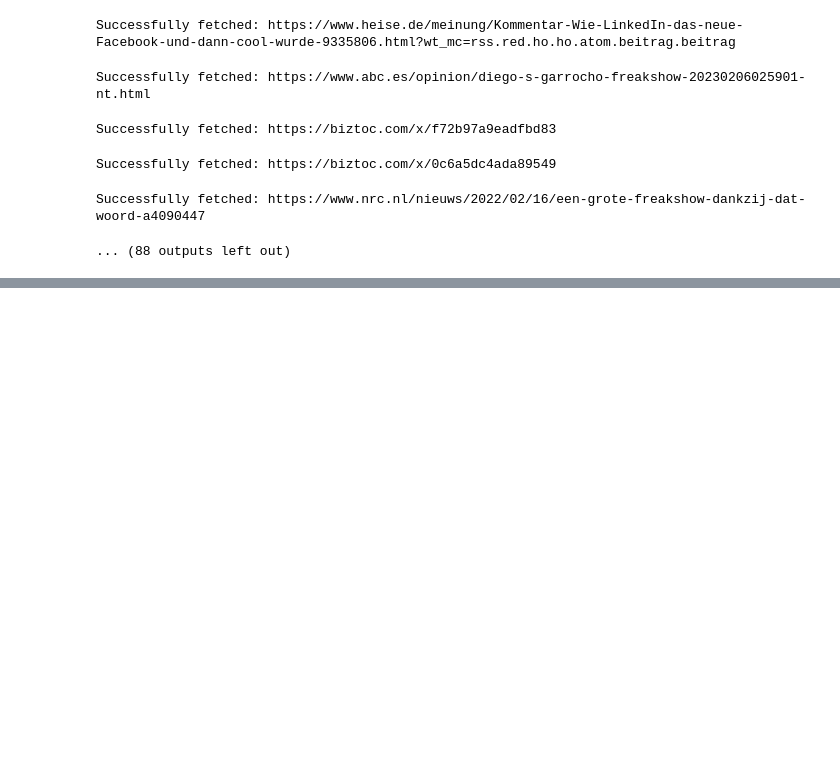
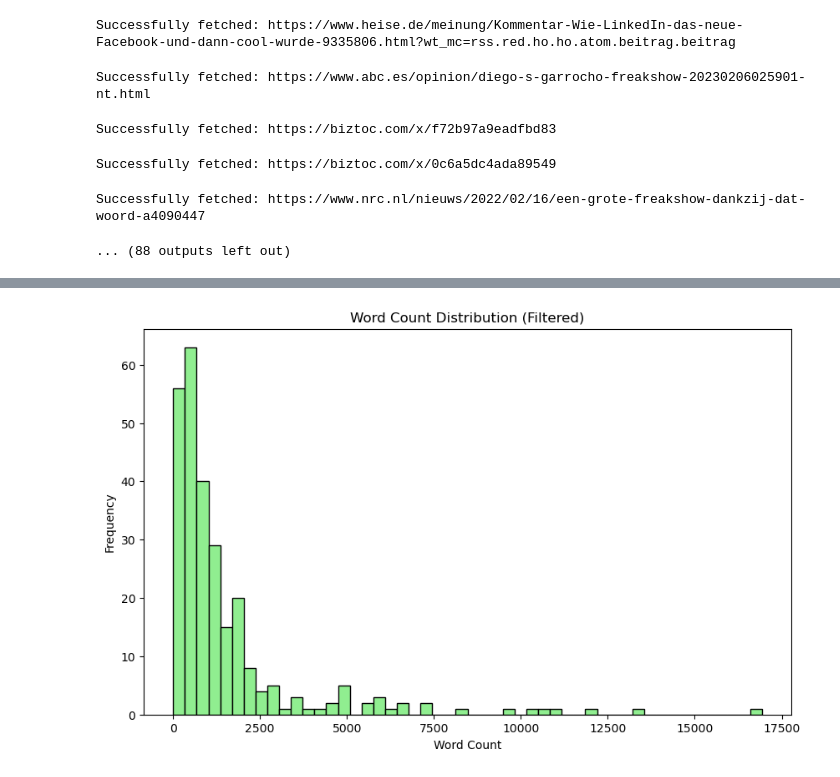
Before and after one commit to ZD-140/DSAN-7000-Project, a Jupyter notebook: freakshow data crawlers.ipynb, the cells around one changed output, grey strips where cells are left out. Cells and saved outputs as stored; diff of their text form; code cells hidden in the pictures; blank space fills up the shorter version.

```diff
--- a/freakshow data crawlers.ipynb
+++ b/freakshow data crawlers.ipynb
@@ -83,0 +177,13 @@ Successfully fetched: https://www.nrc.nl/nieuws/2022/02/16/een-grote-freakshow-d
+# %%
+# 设置一个文本长度上限，过滤掉超长文本
+filtered_data = data[data['word_count'] <= 20000]
+
+# 绘制过滤后的词数分布直方图
+plt.figure(figsize=(10, 6))
+plt.hist(filtered_data['word_count'], bins=50, color='lightgreen', edgecolor='black')
+plt.title('Word Count Distribution (Filtered)')
+plt.xlabel('Word Count')
+plt.ylabel('Frequency')
+plt.show()
+# %% [output]
+[figure, added]
```
Also changed, not shown: parts of 16 cells of this notebook, 2 other files.
